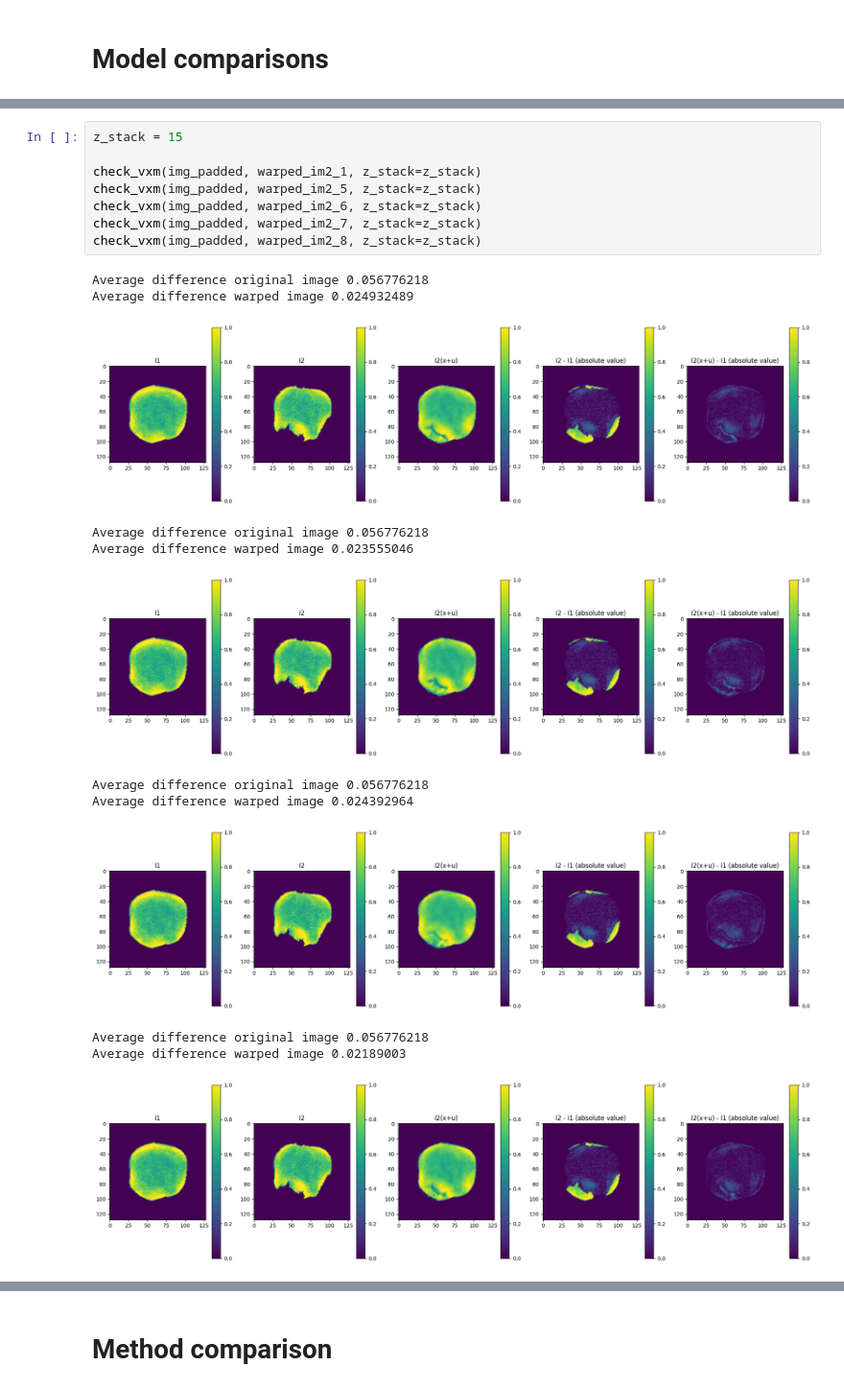
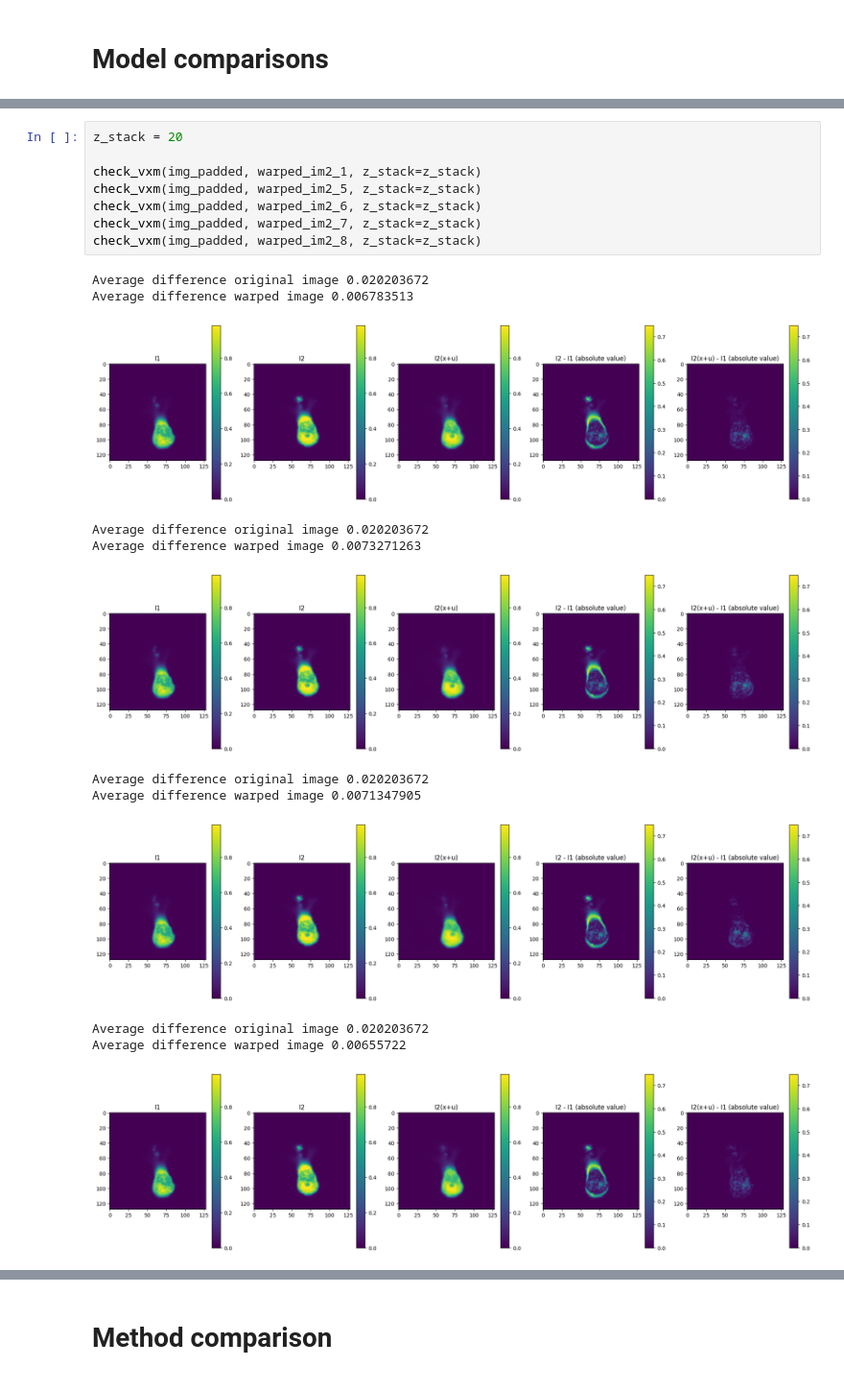
Before and after one commit to bia-pasteur/nn_dis, a Jupyter notebook: tests_synthetic.ipynb, the cells around one changed output, grey strips where cells are left out. Shown at 96% size. Cells and saved outputs as stored; diff of their text form.

```diff
--- a/tests_synthetic.ipynb
+++ b/tests_synthetic.ipynb
@@ -399,21 +404,21 @@ img_padded, spacing, dis_8, warped_im2_8 = register(img_path=path_img, folder_pa
 # %%
-z_stack = 15
+z_stack = 20
 
 check_vxm(img_padded, warped_im2_1, z_stack=z_stack)
 check_vxm(img_padded, warped_im2_5, z_stack=z_stack)
 check_vxm(img_padded, warped_im2_6, z_stack=z_stack)
 check_vxm(img_padded, warped_im2_7, z_stack=z_stack)
 check_vxm(img_padded, warped_im2_8, z_stack=z_stack)
 # %% [output]
-Average difference original image 0.056776218
-Average difference warped image 0.024932489
+Average difference original image 0.020203672
+Average difference warped image 0.006783513
-[figure, old version]
+[figure, new version]
-Average difference original image 0.056776218
-Average difference warped image 0.023555046
+Average difference original image 0.020203672
+Average difference warped image 0.0073271263
-[figure, old version]
+[figure, new version]
-Average difference original image 0.056776218
-Average difference warped image 0.024392964
+Average difference original image 0.020203672
+Average difference warped image 0.0071347905
-[figure, old version]
+[figure, new version]
-Average difference original image 0.056776218
-Average difference warped image 0.02189003
+Average difference original image 0.020203672
+Average difference warped image 0.00655722
-[figure, old version]
+[figure, new version]
```
Also changed, not shown: parts of 6 cells of this notebook, 3 other files.
